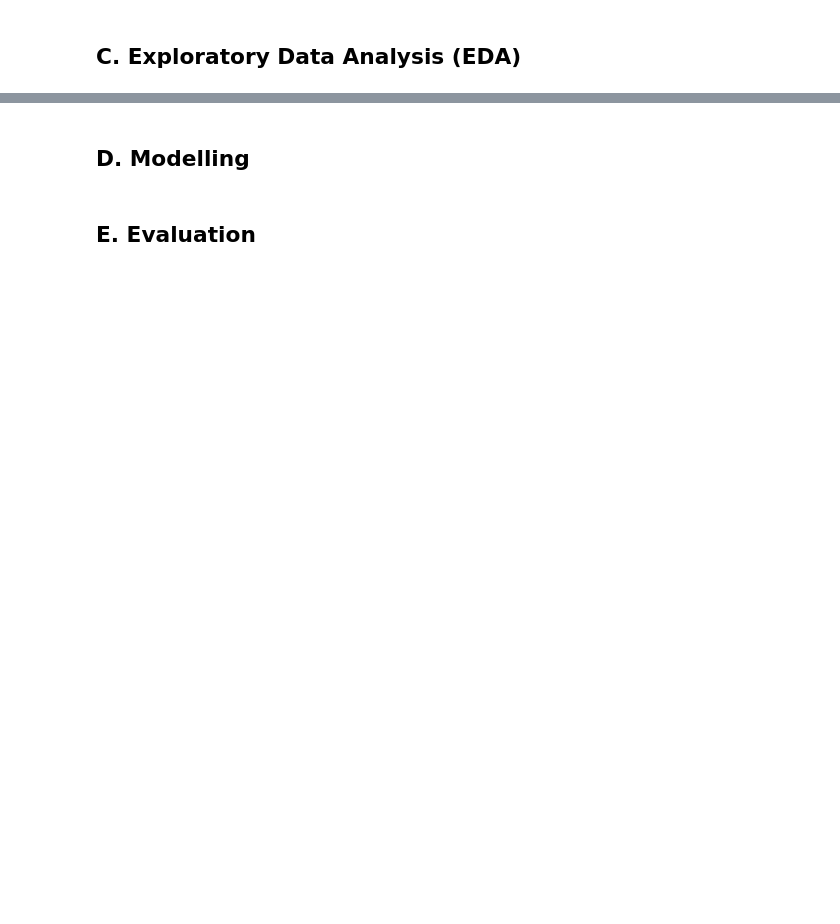
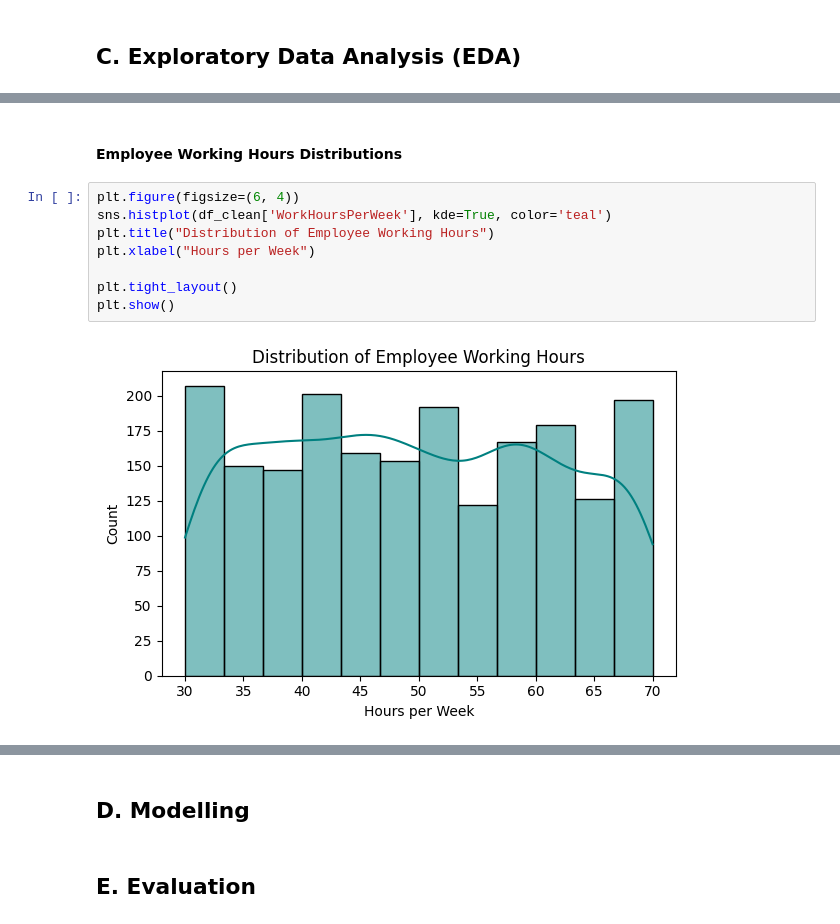
Before and after one commit to HablSank/1Day-1Dataset_MachineLearningProject, a Jupyter notebook: Day-16/Support Vector Machine (HR Burnout)/synthetic_employee_burnout.ipynb, the cells around one changed output, grey strips where cells are left out. Cells and saved outputs as stored; diff of their text form; blank space fills up the shorter version.

```diff
--- a/Day-16/Support Vector Machine (HR Burnout)/synthetic_employee_burnout.ipynb
+++ b/Day-16/Support Vector Machine (HR Burnout)/synthetic_employee_burnout.ipynb
@@ -208,0 +221,12 @@ df_clean.head()
+# %% [markdown]
+#### Employee Working Hours Distributions
+# %%
+plt.figure(figsize=(6, 4))
+sns.histplot(df_clean['WorkHoursPerWeek'], kde=True, color='teal')
+plt.title("Distribution of Employee Working Hours")
+plt.xlabel("Hours per Week")
+
+plt.tight_layout()
+plt.show()
+# %% [output]
+[figure, added]
```
Also changed, not shown: parts of 10 cells of this notebook.
